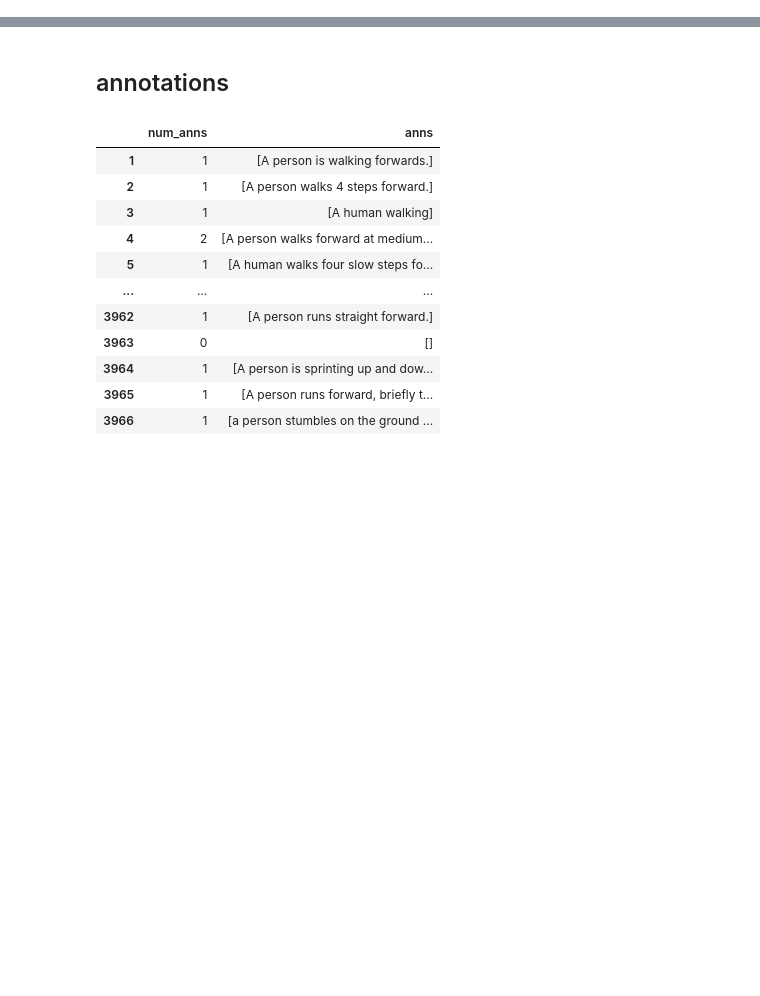
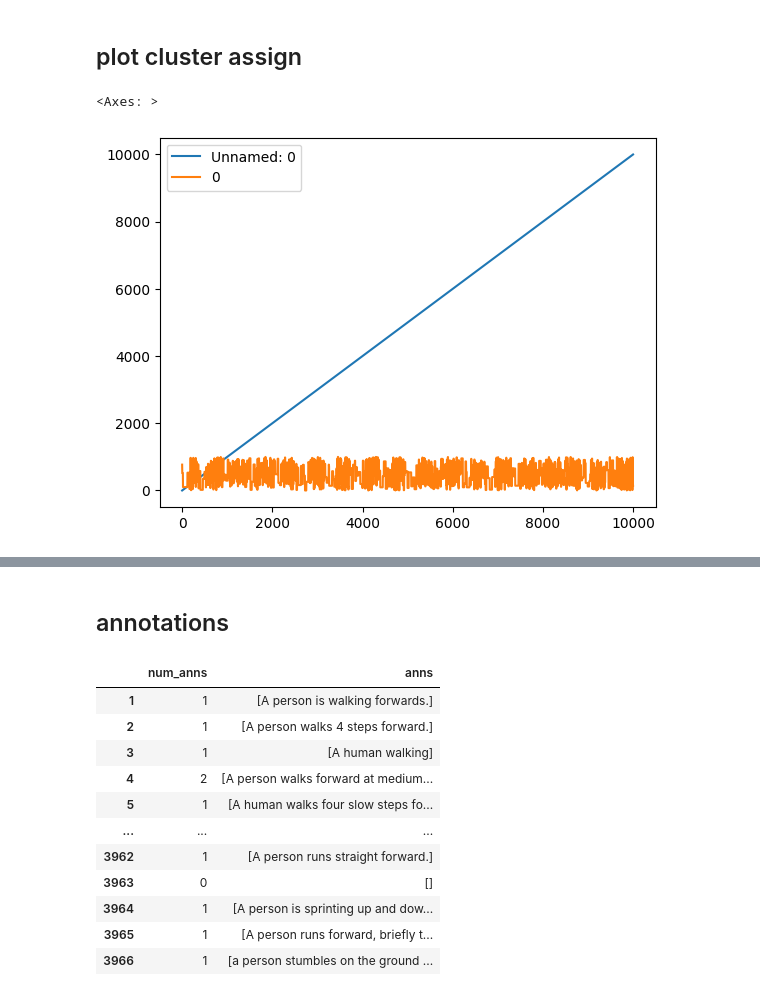
Before and after one commit to carjun/asymov, a Jupyter notebook: sccl/trial_notebook.ipynb, the cells around one changed output, grey strips where cells are left out. Cells and saved outputs as stored; diff of their text form; code cells hidden in the pictures; blank space fills up the shorter version.

```diff
--- a/sccl/trial_notebook.ipynb
+++ b/sccl/trial_notebook.ipynb
@@ -4,0 +6,8 @@ import json
+# %% [markdown]
+## plot cluster assign
+# %%
+cl_ass = pd.read_csv('cluster_ass.csv')
+cl_ass.plot()
+# %% [output]
+<Axes: >
+[figure, added]
```
Also changed, not shown: parts of 26 cells of this notebook, 6 other files.
